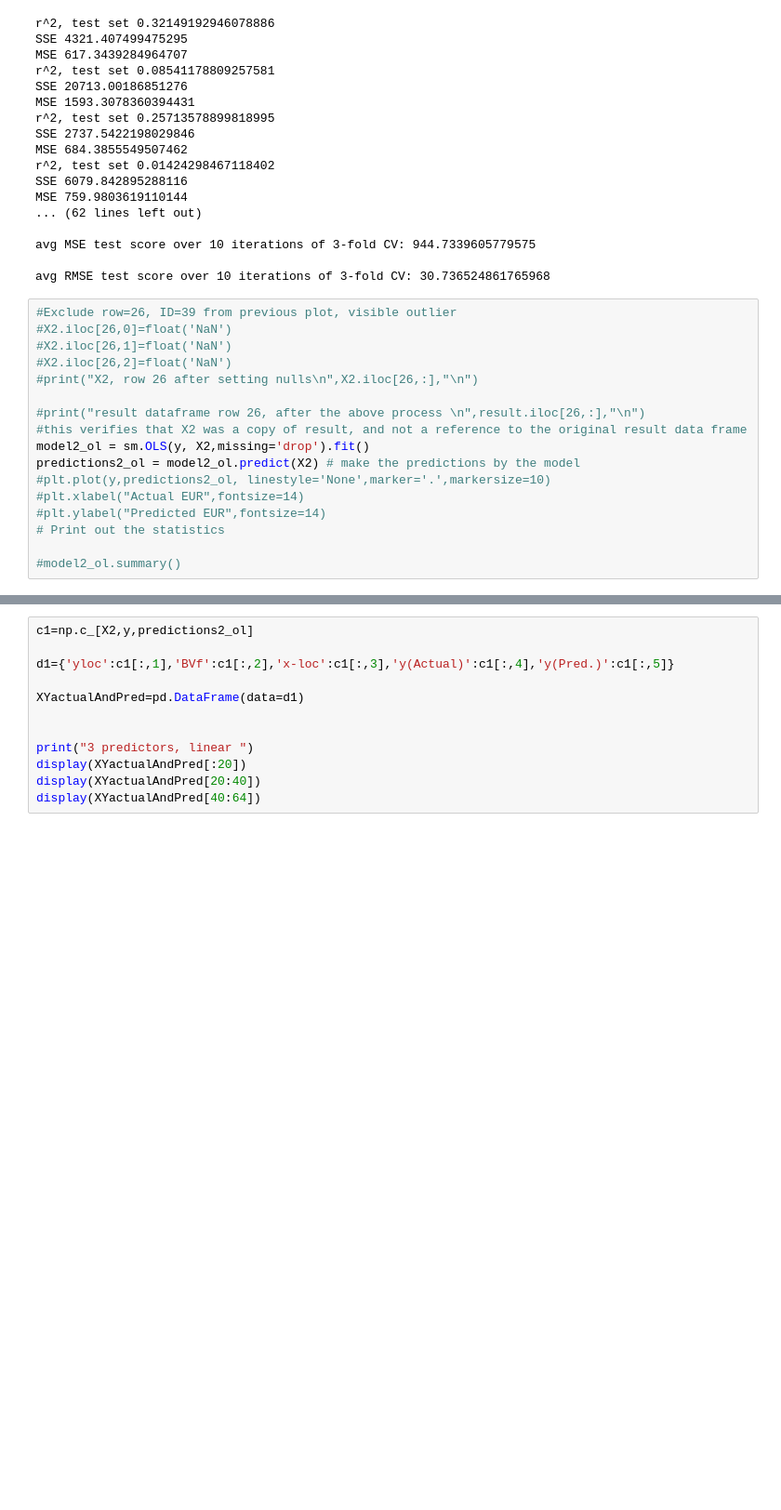
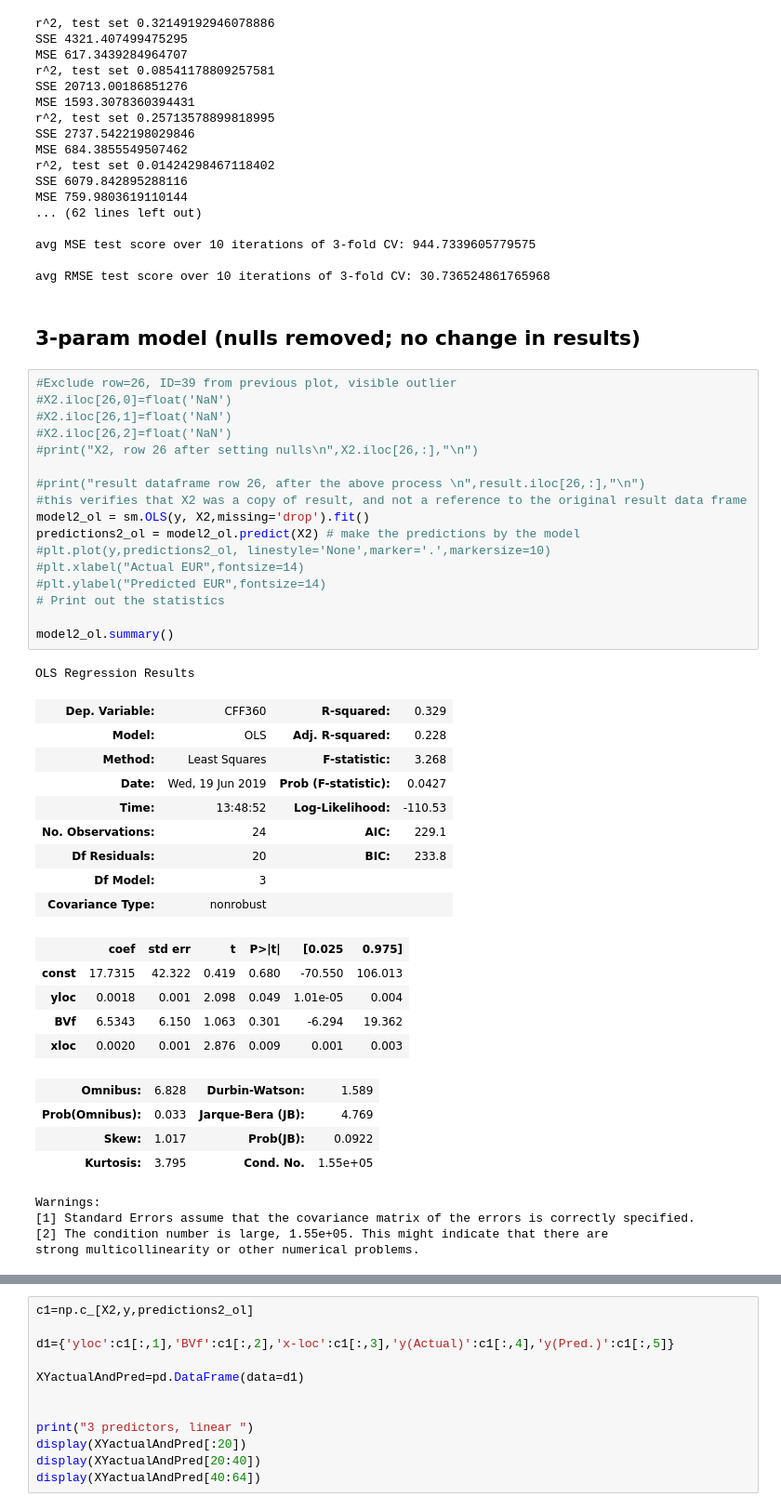
Before and after one commit to Md557/py-datasci, a Jupyter notebook: petroleum well analysis example/petroleum regression, CV, KNN analysis-CFF.ipynb, the cells around one changed output, grey strips where cells are left out. Shown at 93% size. Saved outputs shown, nothing was run; the diff lists cells and outputs as text; blank space fills up the shorter version.

```diff
--- a/petroleum well analysis example/petroleum regression, CV, KNN analysis-CFF.ipynb
+++ b/petroleum well analysis example/petroleum regression, CV, KNN analysis-CFF.ipynb
@@ -535,20 +583,46 @@ MSE 759.9803619110144
 avg MSE test score over 10 iterations of 3-fold CV: 944.7339605779575
 
 avg RMSE test score over 10 iterations of 3-fold CV: 30.736524861765968
+# %% [markdown]
+## 3-param model (nulls removed; no change in results)
 # %%
 #Exclude row=26, ID=39 from previous plot, visible outlier
 #X2.iloc[26,0]=float('NaN')
 #X2.iloc[26,1]=float('NaN')
 #X2.iloc[26,2]=float('NaN')
 #print("X2, row 26 after setting nulls\n",X2.iloc[26,:],"\n")
 
 #print("result dataframe row 26, after the above process \n",result.iloc[26,:],"\n")
 #this verifies that X2 was a copy of result, and not a reference to the original result data frame
 model2_ol = sm.OLS(y, X2,missing='drop').fit()
 predictions2_ol = model2_ol.predict(X2) # make the predictions by the model
 #plt.plot(y,predictions2_ol, linestyle='None',marker='.',markersize=10)
 #plt.xlabel("Actual EUR",fontsize=14)
 #plt.ylabel("Predicted EUR",fontsize=14)
 # Print out the statistics
 
-#model2_ol.summary()
+model2_ol.summary()
+# %% [output]
+OLS Regression Results
+| Dep. Variable: | CFF360 | R-squared: | 0.329 |
+| Model: | OLS | Adj. R-squared: | 0.228 |
+| Method: | Least Squares | F-statistic: | 3.268 |
+| Date: | Wed, 19 Jun 2019 | Prob (F-statistic): | 0.0427 |
+| Time: | 13:48:52 | Log-Likelihood: | -110.53 |
+| No. Observations: | 24 | AIC: | 229.1 |
+| Df Residuals: | 20 | BIC: | 233.8 |
+| Df Model: | 3 |  |  |
+| Covariance Type: | nonrobust |  |  |
+|  | coef | std err | t | P>|t| | [0.025 | 0.975] |
+| const | 17.7315 | 42.322 | 0.419 | 0.680 | -70.550 | 106.013 |
+| yloc | 0.0018 | 0.001 | 2.098 | 0.049 | 1.01e-05 | 0.004 |
+| BVf | 6.5343 | 6.150 | 1.063 | 0.301 | -6.294 | 19.362 |
+| xloc | 0.0020 | 0.001 | 2.876 | 0.009 | 0.001 | 0.003 |
+| Omnibus: | 6.828 | Durbin-Watson: | 1.589 |
+| Prob(Omnibus): | 0.033 | Jarque-Bera (JB): | 4.769 |
+| Skew: | 1.017 | Prob(JB): | 0.0922 |
+| Kurtosis: | 3.795 | Cond. No. | 1.55e+05 |
+Warnings:
+[1] Standard Errors assume that the covariance matrix of the errors is correctly specified.
+[2] The condition number is large, 1.55e+05. This might indicate that there are
+strong multicollinearity or other numerical problems.
```
Also changed, not shown: parts of 16 cells of this notebook, 5 other files.
